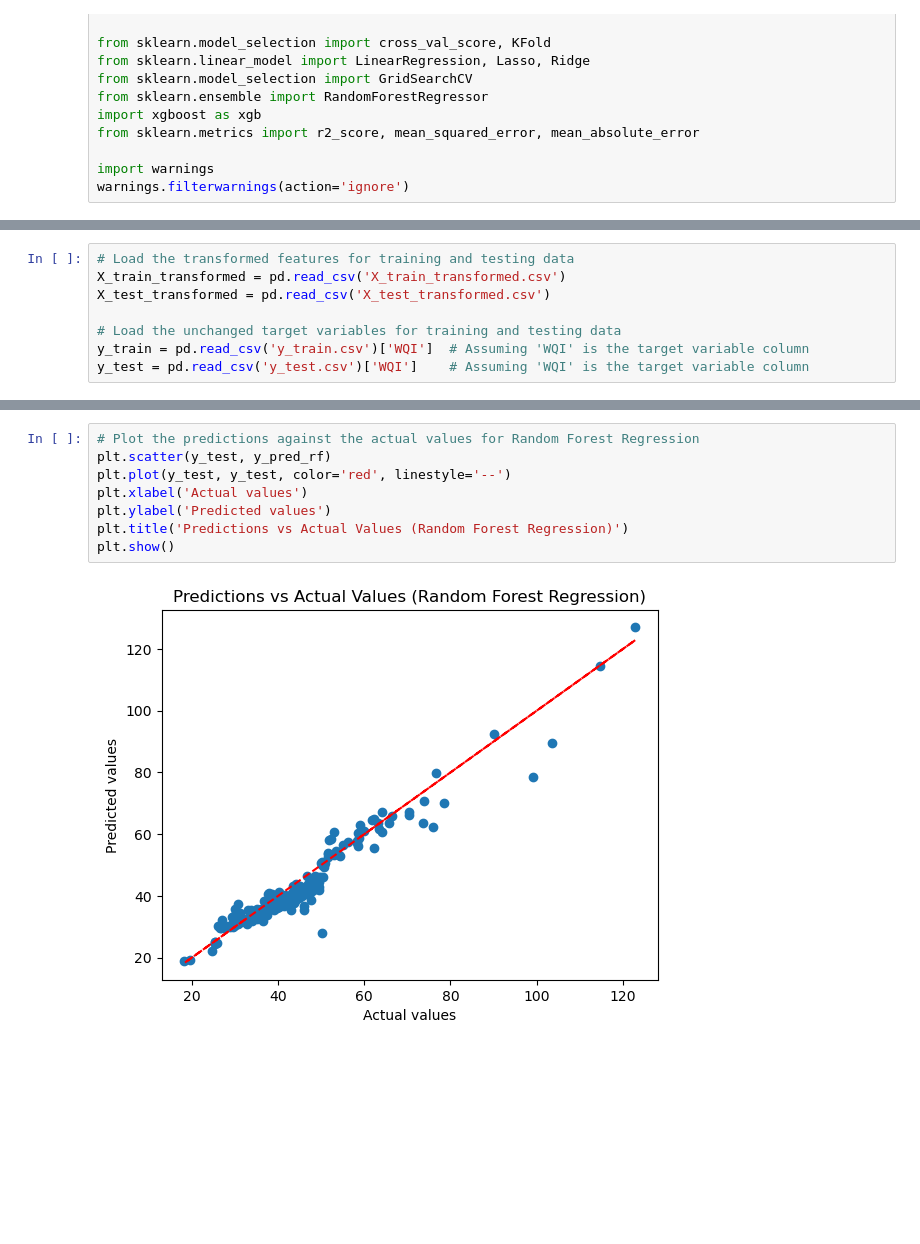
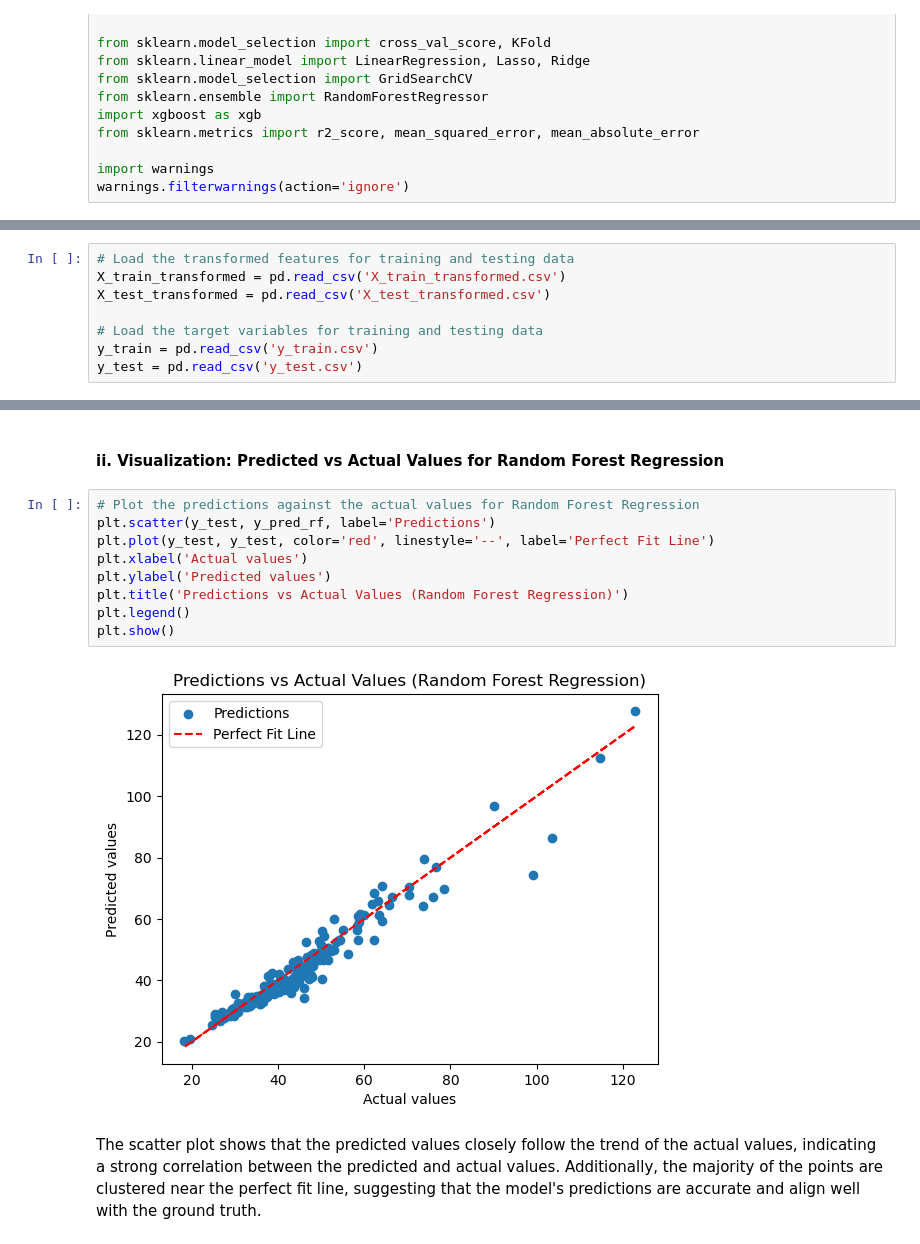
Before and after one commit to aysebsengul/Capstone_2_Water-Quality-Index, a Jupyter notebook: 5_Modeling.ipynb, the cells around one changed output, grey strips where cells are left out. Drawn from its saved outputs; the diff is of its cells as text; blank space fills up the shorter version.

```diff
--- a/5_Modeling.ipynb
+++ b/5_Modeling.ipynb
@@ -22,9 +22,9 @@ warnings.filterwarnings(action='ignore')
 X_train_transformed = pd.read_csv('X_train_transformed.csv')
 X_test_transformed = pd.read_csv('X_test_transformed.csv')
 
-# Load the unchanged target variables for training and testing data
-y_train = pd.read_csv('y_train.csv')['WQI']  # Assuming 'WQI' is the target variable column
-y_test = pd.read_csv('y_test.csv')['WQI']    # Assuming 'WQI' is the target variable column
+# Load the target variables for training and testing data
+y_train = pd.read_csv('y_train.csv')
+y_test = pd.read_csv('y_test.csv')
 # %%
 # Display the summary information of the loaded data
 X_train_transformed.info()
@@ -296,10 +295,15 @@ Standard deviation in cross-validation scores on testing set: 0.0930450476007132
+# %% [markdown]
+#### ii. Visualization: Predicted vs Actual Values for Random Forest Regression
 # %%
 # Plot the predictions against the actual values for Random Forest Regression
-plt.scatter(y_test, y_pred_rf)
-plt.plot(y_test, y_test, color='red', linestyle='--')
+plt.scatter(y_test, y_pred_rf, label='Predictions')
+plt.plot(y_test, y_test, color='red', linestyle='--', label='Perfect Fit Line')
 plt.xlabel('Actual values')
 plt.ylabel('Predicted values')
 plt.title('Predictions vs Actual Values (Random Forest Regression)')
+plt.legend()
 plt.show()
 # %% [output]
-[figure, old version]
+[figure, new version]
+# %% [markdown]
+The scatter plot shows that the predicted values closely follow the trend of the actual values, indicating a strong correlation between the predicted and actual values. Additionally, the majority of the points are clustered near the perfect fit line, suggesting that the model's predictions are accurate and align well with the ground truth.
```
Also changed, not shown: parts of 53 cells of this notebook.
